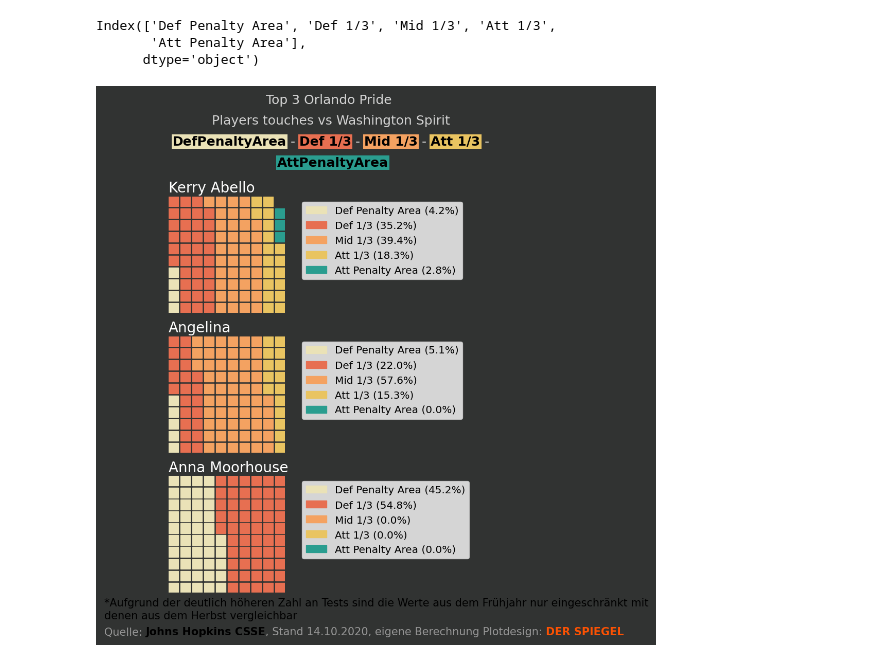
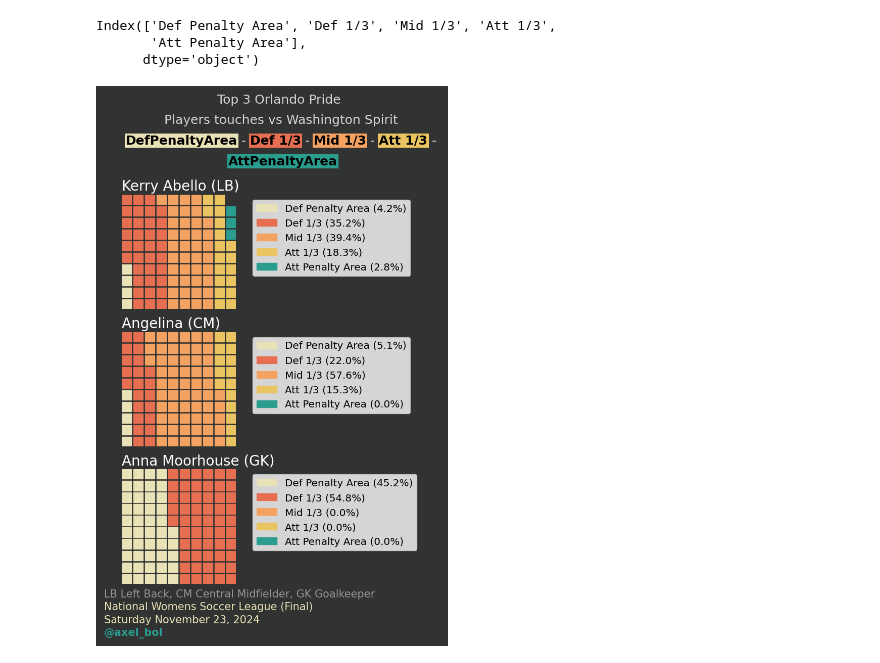
Before and after one commit to axelbol/football-analysis, a Jupyter notebook: possession_fbref.ipynb, the cells around one changed output. Drawn from its saved outputs; the diff is of its cells as text; code cells hidden in the pictures.

Commit message:
top 3 player waffle plot

```diff
--- a/possession_fbref.ipynb
+++ b/possession_fbref.ipynb
@@ -253,0 +254,4 @@ df_possession_pride
+# %%
+# merge player & position
+df_possession_pride['Player'] = df_possession_pride['Player'] + " (" + df_possession_pride['Position'] + ")"
+df_possession_pride
@@ -253,0 +275,5 @@ df_possession_pride
+# %%
+# delete position column
+
+df_possession_pride = df_possession_pride.drop('Position', axis=1)
+df_possession_pride
@@ -838,37 +819,37 @@ fig_text(
                 **bboxprops
             }
         },
         {
             'color': 'black',
             'weight': 'bold',
             'bbox': {
                 'facecolor':'#2a9d8f',
                 **bboxprops
             }
         },
 
         # {"color": '#eae2b7'},
         # {"color": '#e76f51'},
         # {"color": '#f4a261'},
         # {"color": '#e9c461'},
         # {"color": '#2a9d8f'}
     ]
     #  highlight_colors = ['#eae2b7', '#e76f51', '#f4a261', '#e9c461', '#2a9d8f']
 )
 
 fig_text(
-    s='<*Aufgrund der deutlich höheren Zahl an Tests sind die Werte aus dem Frühjahr nur eingeschränkt mit>\n' '<denen aus dem Herbst vergleichbar>\n\n' 'Quelle: <Johns Hopkins CSSE>, Stand 14.10.2020, eigene Berechnung Plotdesign: <DER SPIEGEL>',
+    s='LB Left Back, CM Central Midfielder, GK Goalkeeper\n''<National Womens Soccer League (Final)>\n' '<Saturday November 23, 2024>\n' '<@axel_bol> ',
     highlight_textprops=[
-        {'color': 'k', 'weight': 'regular'},
-        {'color': 'k', 'weight': 'regular'},
-        {'color': 'k', 'weight': 'bold'},
-        {'color': '#fc5203', 'weight': 'bold'}
+
+        {'color': '#eae2b7', 'weight': 'regular'},
+        {'color': '#eae2b7', 'weight': 'regular'},
+        {'color': '#2a9d8f', 'weight': 'bold'}
     ],
     color='#969696',
-    x=0, y=0.1,
+    x=0.09, y=0.1,
     fontsize=15
 )
 
 fig.patch.set_facecolor('#313332')
 # %% [output]
-[figure, old version]
+[figure, new version]
```
Also changed, not shown: parts of 16 cells of this notebook.
